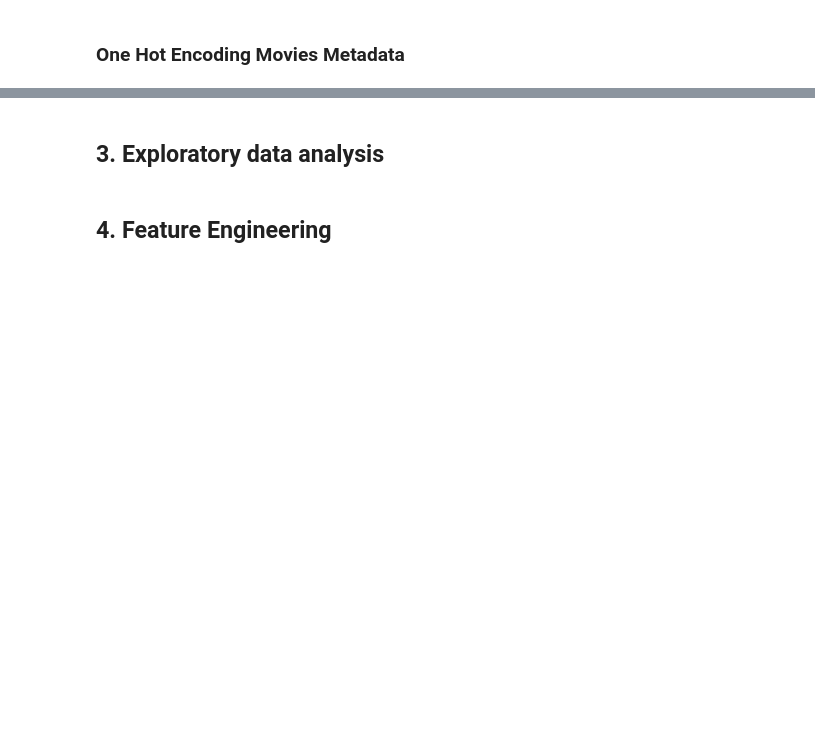
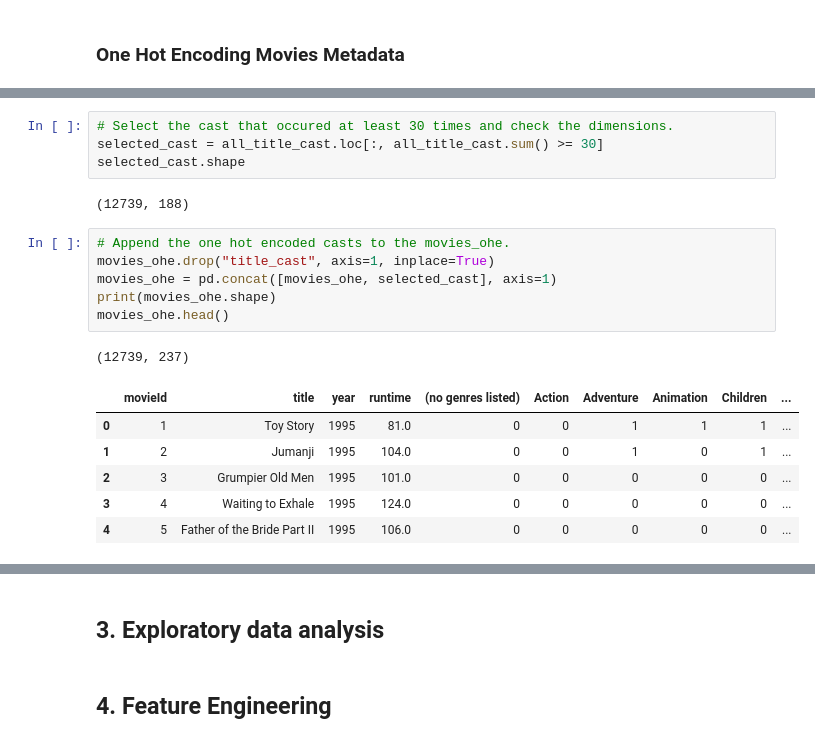
Before and after one commit to NgawethuMtirara/unsupervised-streamlit-teamcw3, a Jupyter notebook: Notebook/Team_CW3_Unsupervised.ipynb, the cells around one changed output, grey strips where cells are left out. Drawn from its saved outputs; the diff is of its cells as text; blank space fills up the shorter version.

```diff
--- a/Notebook/Team_CW3_Unsupervised.ipynb
+++ b/Notebook/Team_CW3_Unsupervised.ipynb
@@ -319,0 +415,20 @@ OSError: Cannot save file into a non-existent directory: 'Desktop\unsupervised_t
+# %%
+# Select the cast that occured at least 30 times and check the dimensions.
+selected_cast = all_title_cast.loc[:, all_title_cast.sum() >= 30]
+selected_cast.shape
+# %% [output]
+(12739, 188)
+# %%
+# Append the one hot encoded casts to the movies_ohe.
+movies_ohe.drop("title_cast", axis=1, inplace=True)
+movies_ohe = pd.concat([movies_ohe, selected_cast], axis=1)
+print(movies_ohe.shape)
+movies_ohe.head()
+# %% [output]
+(12739, 237)
+|  | movieId | title | year | runtime | (no genres listed) | Action | Adventure | Animation | Children | ... |
+| 0 | 1 | Toy Story | 1995 | 81.0 | 0 | 0 | 1 | 1 | 1 | ... |
+| 1 | 2 | Jumanji | 1995 | 104.0 | 0 | 0 | 1 | 0 | 1 | ... |
+| 2 | 3 | Grumpier Old Men | 1995 | 101.0 | 0 | 0 | 0 | 0 | 0 | ... |
+| 3 | 4 | Waiting to Exhale | 1995 | 124.0 | 0 | 0 | 0 | 0 | 0 | ... |
+| 4 | 5 | Father of the Bride Part II | 1995 | 106.0 | 0 | 0 | 0 | 0 | 0 | ... |
```
Also changed, not shown: parts of 14 cells of this notebook, 2 other files.
